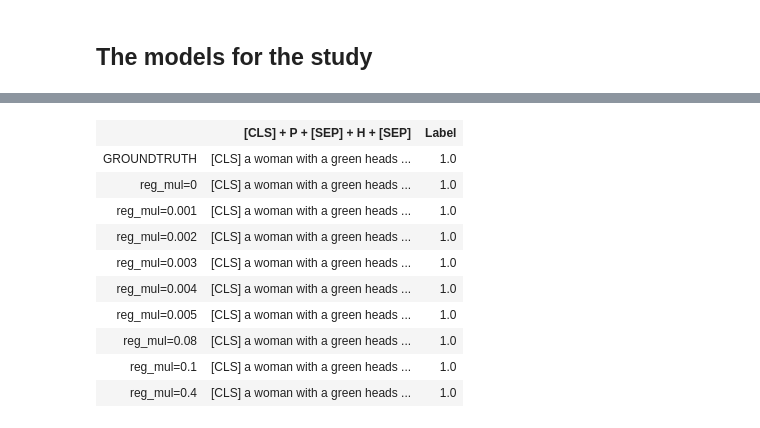
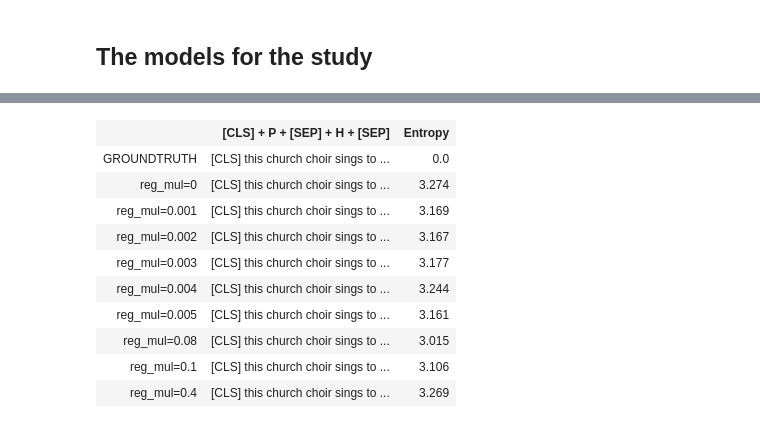
Before and after one commit to lolofo/stage_4_gm, a Jupyter notebook: attention_algorithms/notebooks/regu_study/Underline .ipynb, the cells around one changed output, grey strips where cells are left out. Saved outputs shown, nothing was run; the diff lists cells and outputs as text; code cells hidden in the pictures.

```diff
--- a/attention_algorithms/notebooks/regu_study/Underline .ipynb
+++ b/attention_algorithms/notebooks/regu_study/Underline .ipynb
@@ -117,46 +109,56 @@ def html_render(model_outputs):
 # %%
+INF = 1e30
+
 with torch.no_grad():
-    display(HTML('<h5>ALL layer sum agreg</h5>'))
-    model_outputs = {} # dictionnary for our display
     for id_batch, elem in enumerate(test_dataloader) :
 
-        if id_batch > 5:
+        if id_batch > 0:
             # only look at 5 sentences (batch of one here)
             break
 
+        # elements of the batch
         ids = elem["input_ids"]
         masks = elem["attention_masks"]
         labels = elem["labels"]
         a_true = list(np.array(elem["annotations"][0].numpy(), dtype=float))
-        it = 0
-        for model_name in models_dict:
 
-            # the attention_inst
-            raw_attention_inst = RawAttention(model = models_dict[model_name],
-                                             input_ids = ids,
-                                             attention_mask = masks,
-                                             test_mod = False
-                                             )
-            if it == 0:
-                model_outputs["GROUNDTRUTH"] = {
-                    '[CLS] + P + [SEP] + H + [SEP]':  [hightlight_txt(tokens = raw_attention_inst.tokens,
-                                                                    attention = a_true[0 : len(raw_attention_inst.tokens)])],
-                    'Label': list(np.array(labels.numpy(), dtype="float"))
+        # where we have special tokens
+        spe_tok_mask = torch.isin(ids, torch.tensor([0, 101, 102])).type(torch.uint8)[0]
+
+        for h in range(12):
+
+            # for every head we display a table
+            model_outputs = {}
+            it = 0
+
+            display(HTML(f"<h4>Head {h}</h4>"))
+
+            for model_name in models_dict:
+                # the attention_inst
+                raw_attention_inst = RawAttention(model = models_dict[model_name],
+                                                 input_ids = ids,
+                                                 attention_mask = masks,
+                                                 test_mod = False
+                                                 )
+                if it == 0:
+                    model_outputs["GROUNDTRUTH"] = {
+                        '[CLS] + P + [SEP] + H + [SEP]':  [hightlight_txt(tokens = raw_attention_inst.tokens,
+                                                                        attention = a_true[0 : len(raw_attention_inst.tokens)])],
+                        'Entropy': [0.0]
+                    }
+
+                    it += 1
+
+                a_hat = raw_attention_inst.attention_tensor[0, 2, h, :, :].sum(dim=0)
+                a_hat = torch.softmax(a_hat - INF * spe_tok_mask[0:len(raw_attention_inst.tokens)], dim=0)
+
+                a_visu = normalize_attention(attention=a_hat, tokens=raw_attention_inst.tokens)
+
+                model_outputs[model_name] =  {
+                    '[CLS] + P + [SEP] + H + [SEP]': [hightlight_txt(tokens = raw_attention_inst.tokens,
+                                                                    attention = a_visu)],
+                    'Entropy': [(-a_hat * torch.log(a_hat + 1e-16 * spe_tok_mask[0:len(raw_attention_inst.tokens)])).sum().item()]
                 }
 
-                it += 1
-
-            a_hat = raw_attention_inst.attention_tensor[0, :, :, :, :].sum(dim=0).sum(dim=0).sum(dim=0) # sum agregation
-            a_hat = normalize_attention(tokens = raw_attention_inst.tokens,
-                                       attention = a_hat)
-
-            a_hat = list(np.array(a_hat.numpy(), dtype="float"))
-
-            model_outputs[model_name] =  {
-                '[CLS] + P + [SEP] + H + [SEP]': [hightlight_txt(tokens = raw_attention_inst.tokens,
-                                                                attention = a_hat)],
-                'Label': list(np.array(labels.numpy(), dtype="float"))
-            }
-
-        display(HTML(html_render(model_outputs)))
+            display(HTML(html_render(model_outputs)))
 # %% [output]
@@ -197,11 +202,11 @@ ALL layer sum agreg
-|  | [CLS] + P + [SEP] + H + [SEP] | Label |
-| GROUNDTRUTH | [CLS] a woman with a green heads ... | 1.0 |
-| reg_mul=0 | [CLS] a woman with a green heads ... | 1.0 |
-| reg_mul=0.001 | [CLS] a woman with a green heads ... | 1.0 |
-| reg_mul=0.002 | [CLS] a woman with a green heads ... | 1.0 |
-| reg_mul=0.003 | [CLS] a woman with a green heads ... | 1.0 |
-| reg_mul=0.004 | [CLS] a woman with a green heads ... | 1.0 |
-| reg_mul=0.005 | [CLS] a woman with a green heads ... | 1.0 |
-| reg_mul=0.08 | [CLS] a woman with a green heads ... | 1.0 |
-| reg_mul=0.1 | [CLS] a woman with a green heads ... | 1.0 |
-| reg_mul=0.4 | [CLS] a woman with a green heads ... | 1.0 |
+|  | [CLS] + P + [SEP] + H + [SEP] | Entropy |
+| GROUNDTRUTH | [CLS] this church choir sings to ... | 0.0 |
+| reg_mul=0 | [CLS] this church choir sings to ... | 3.274 |
+| reg_mul=0.001 | [CLS] this church choir sings to ... | 3.169 |
+| reg_mul=0.002 | [CLS] this church choir sings to ... | 3.167 |
+| reg_mul=0.003 | [CLS] this church choir sings to ... | 3.177 |
+| reg_mul=0.004 | [CLS] this church choir sings to ... | 3.244 |
+| reg_mul=0.005 | [CLS] this church choir sings to ... | 3.161 |
+| reg_mul=0.08 | [CLS] this church choir sings to ... | 3.015 |
+| reg_mul=0.1 | [CLS] this church choir sings to ... | 3.106 |
+| reg_mul=0.4 | [CLS] this church choir sings to ... | 3.269 |
```
Also changed, not shown: parts of 30 cells of this notebook, 2 other files.
